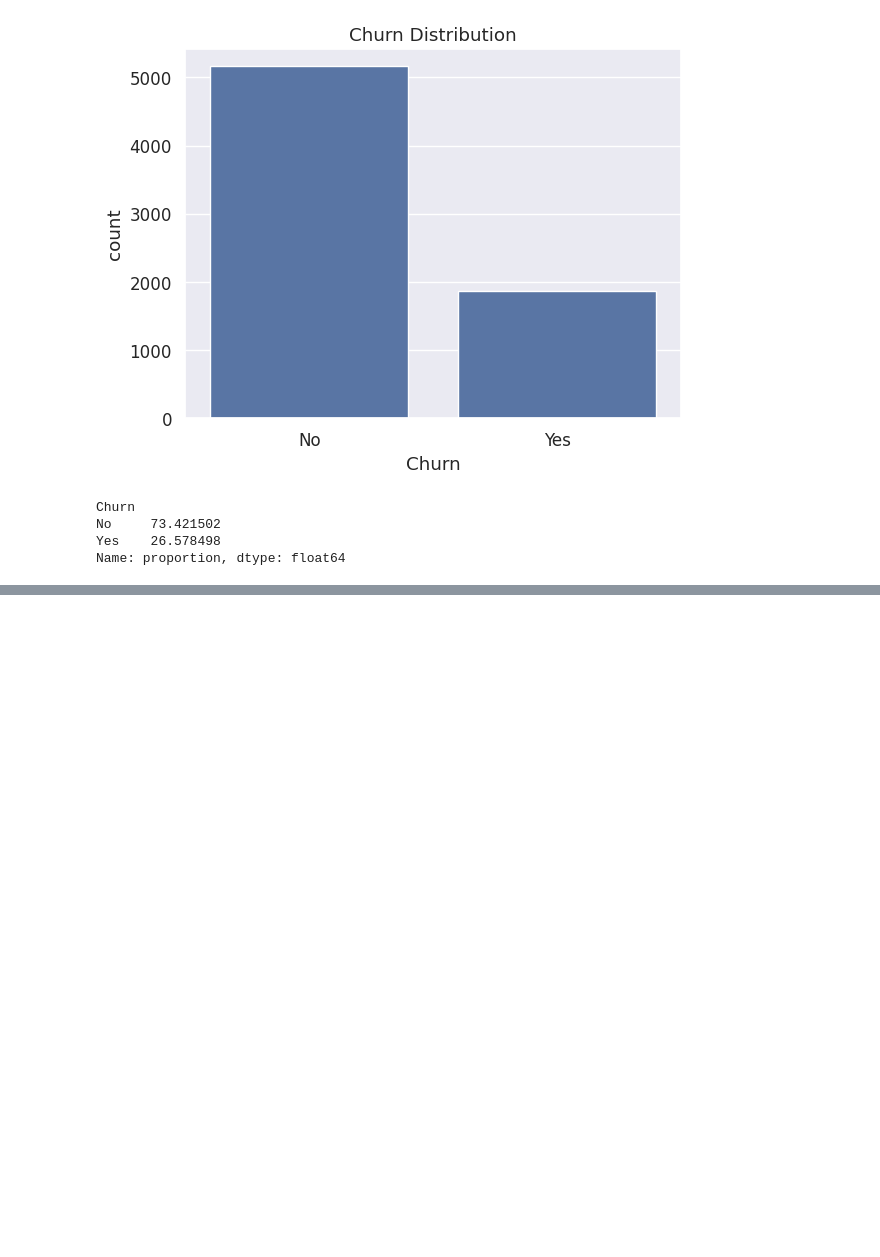
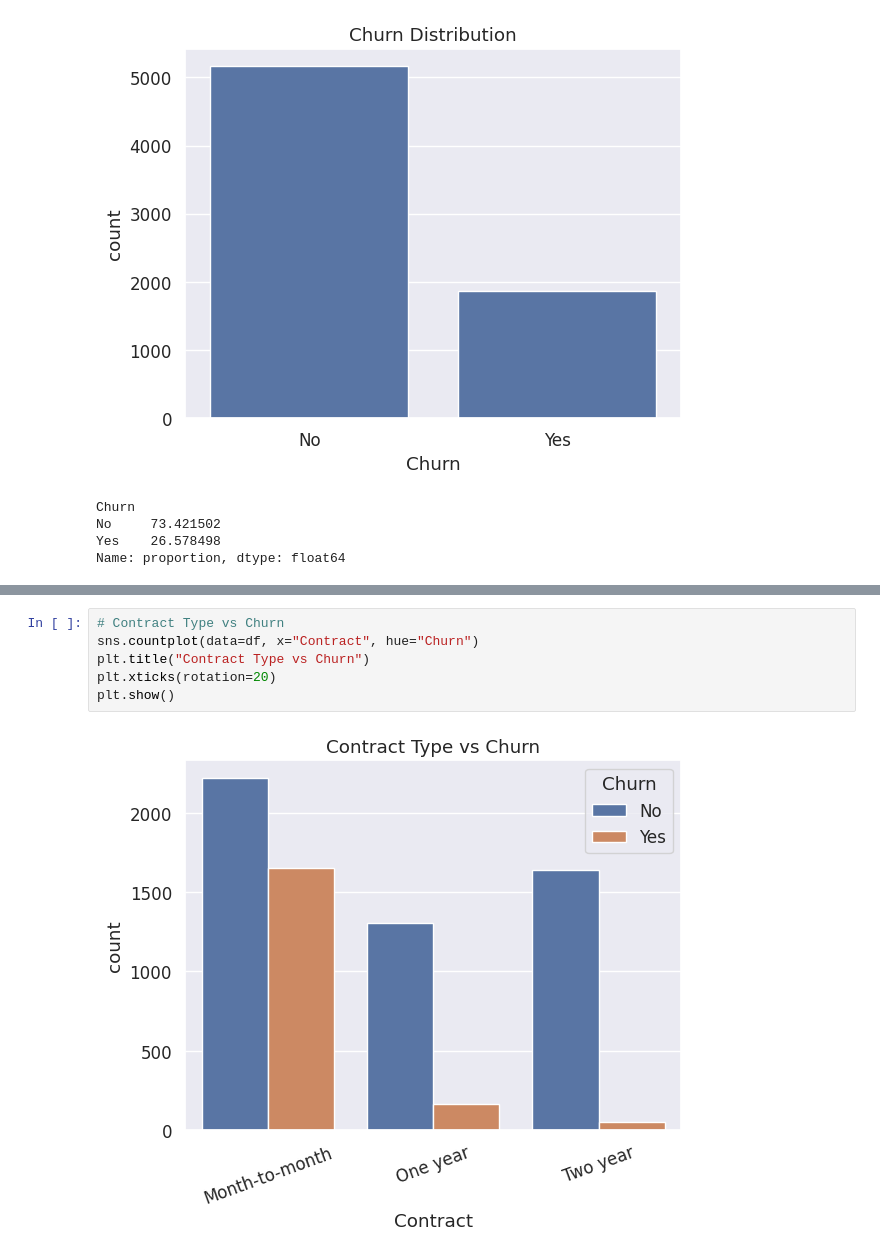
Before and after one commit to hamdhi-muhammad-24/ML_Cw, a Jupyter notebook: ML_Cw.ipynb, the cells around one changed output, grey strips where cells are left out. Drawn from its saved outputs; the diff is of its cells as text; blank space fills up the shorter version.

```diff
--- a/ML_Cw.ipynb
+++ b/ML_Cw.ipynb
@@ -119,0 +127,8 @@ Name: proportion, dtype: float64
+# %%
+# Contract Type vs Churn
+sns.countplot(data=df, x="Contract", hue="Churn")
+plt.title("Contract Type vs Churn")
+plt.xticks(rotation=20)
+plt.show()
+# %% [output]
+[figure, added]
```
Also changed, not shown: parts of 3 cells of this notebook.
